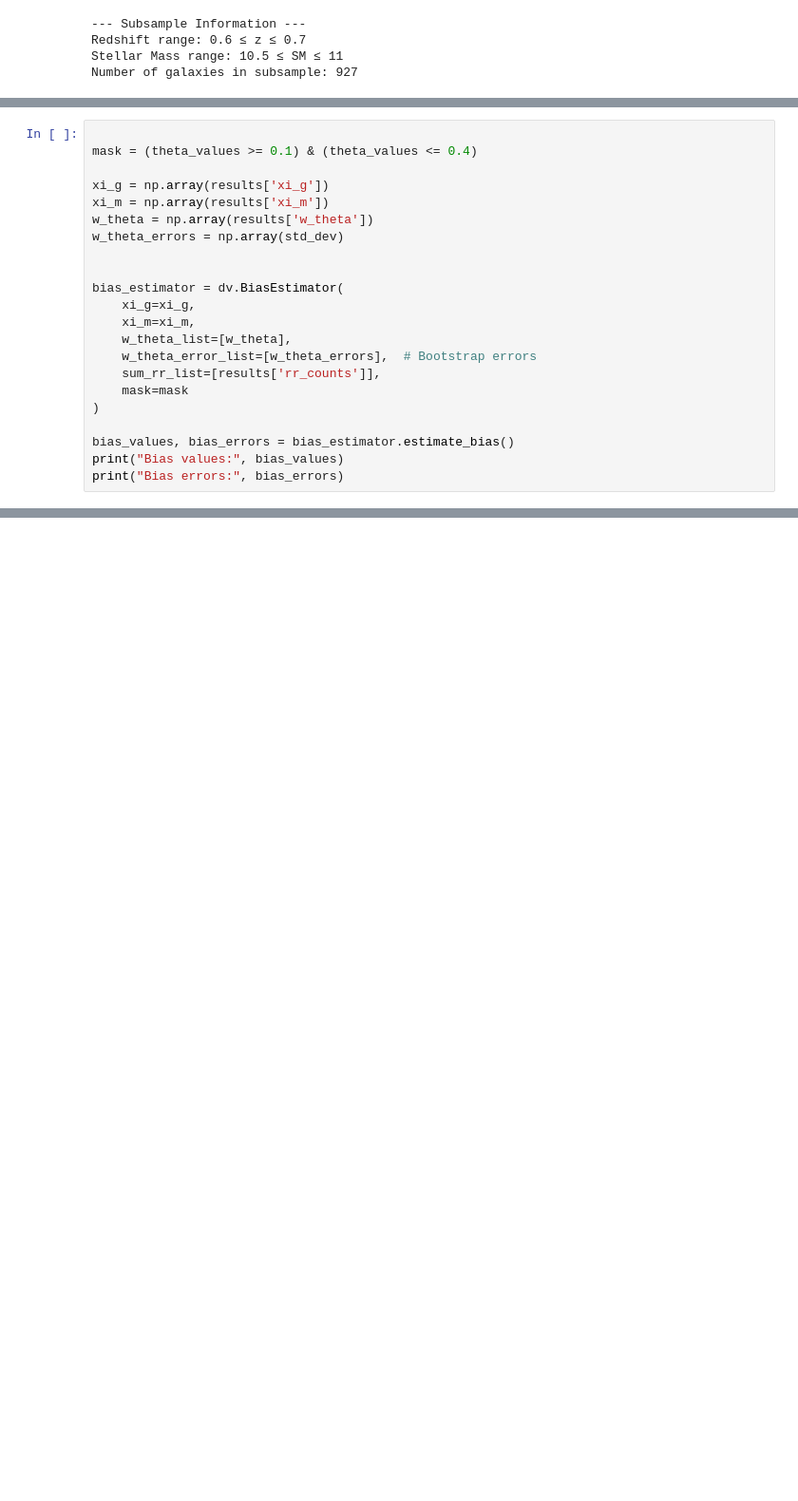
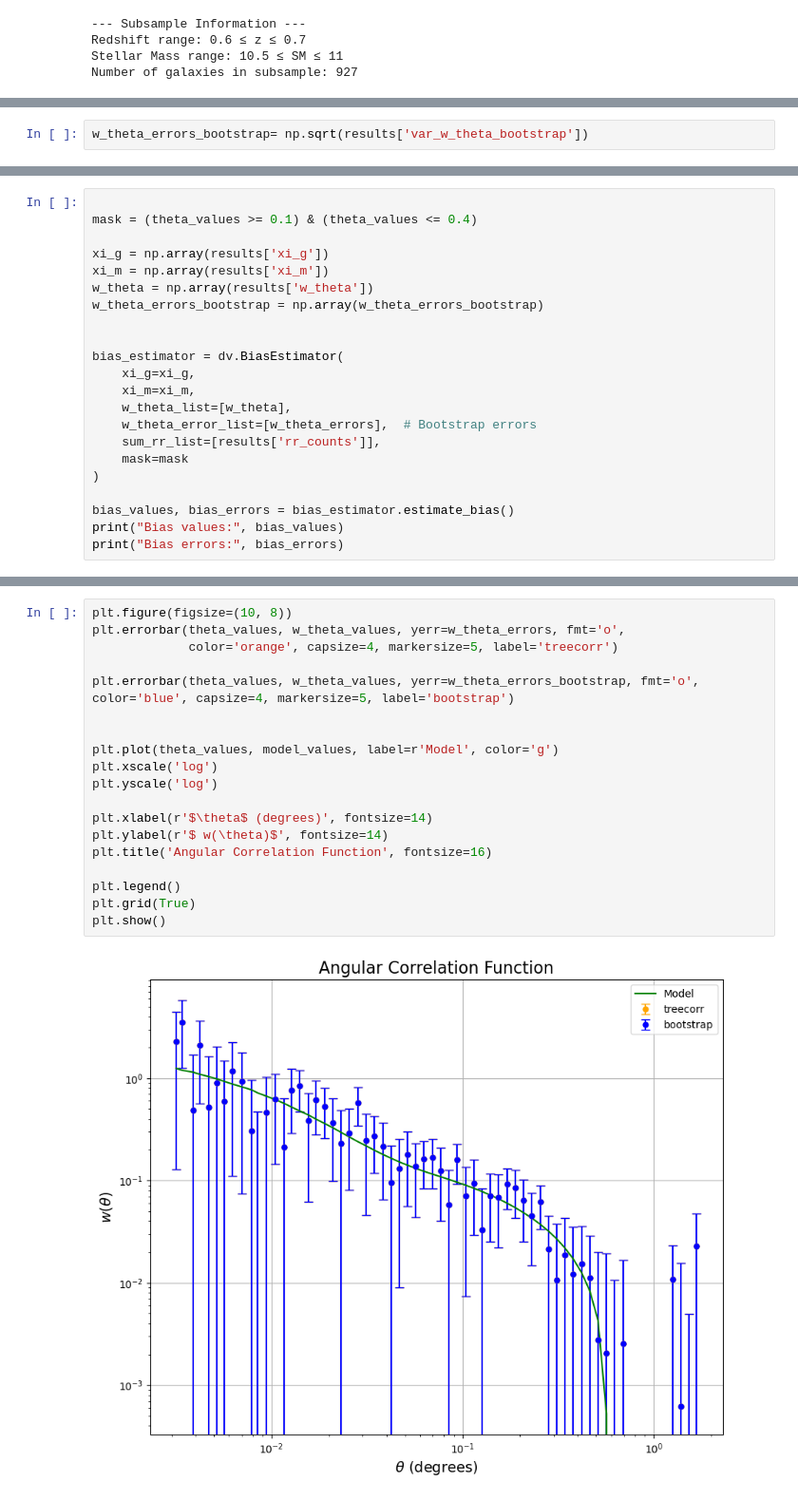
Before and after one commit to OtiliaIrina/Master_Thesis, a Jupyter notebook: New code/New_Test.ipynb, the cells around one changed output, grey strips where cells are left out. Shown at 95% size. Drawn from its saved outputs; the diff is of its cells as text; blank space fills up the shorter version.

```diff
--- a/New code/New_Test.ipynb
+++ b/New code/New_Test.ipynb
@@ -256 +258,3 @@ Number of galaxies in subsample: 927
+# %%
+w_theta_errors_bootstrap= np.sqrt(results['var_w_theta_bootstrap'])
 # %%
@@ -324,7 +289,7 @@ mask = (theta_values >= 0.1) & (theta_values <= 0.4)
 xi_g = np.array(results['xi_g'])
 xi_m = np.array(results['xi_m'])
 w_theta = np.array(results['w_theta'])
-w_theta_errors = np.array(std_dev)
+w_theta_errors_bootstrap = np.array(w_theta_errors_bootstrap)
 
 
 bias_estimator = dv.BiasEstimator(
@@ -345,3 +310,24 @@ Bias errors: [0.08530551469095961]
+# %%
+plt.figure(figsize=(10, 8))
+plt.errorbar(theta_values, w_theta_values, yerr=w_theta_errors, fmt='o',
+             color='orange', capsize=4, markersize=5, label='treecorr')
+
+plt.errorbar(theta_values, w_theta_values, yerr=w_theta_errors_bootstrap, fmt='o', color='blue', capsize=4, markersize=5, label='bootstrap')
+
+
+plt.plot(theta_values, model_values, label=r'Model', color='g')
+plt.xscale('log')
+plt.yscale('log')
+
+plt.xlabel(r'$\theta$ (degrees)', fontsize=14)
+plt.ylabel(r'$ w(\theta)$', fontsize=14)
+plt.title('Angular Correlation Function', fontsize=16)
+
+plt.legend()
+plt.grid(True)
+plt.show()
+# %% [output]
+[figure, added]
 # %%
 IC_values = np.array(bias_estimator.IC_list)  # Integral Constraint correction
 model_values = xi_m_values * bias_values[0]**2 - IC_values[0]  # single subsample
```
Also changed, not shown: parts of 16 cells of this notebook, 3 other files.
